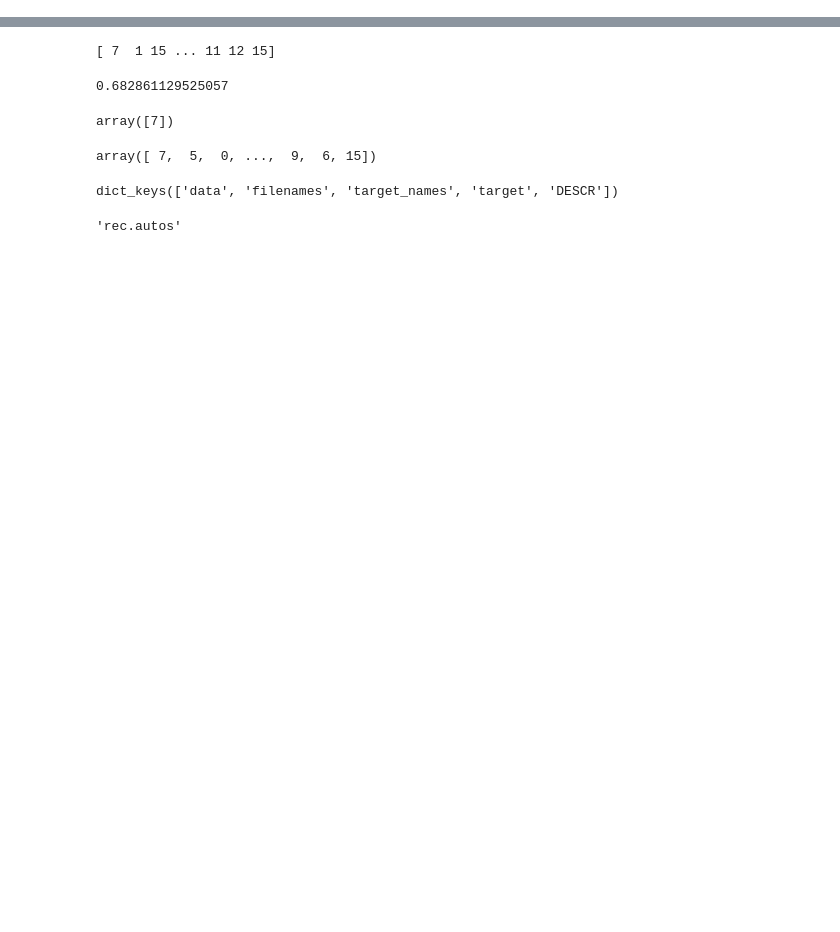
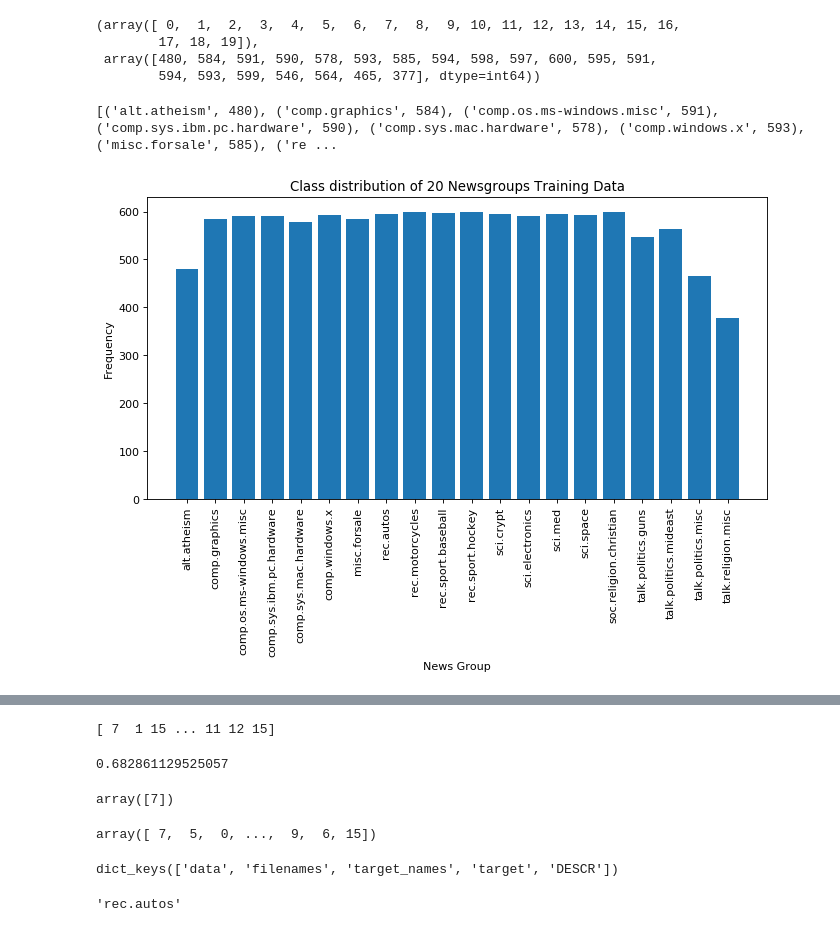
Before and after one commit to BhuvaneshwaranK/sample_CI_CI_pipeline, a Jupyter notebook: notebooks/20_newsgroup_classification_MLOPS.ipynb, the cells around one changed output, grey strips where cells are left out. Drawn from its saved outputs; the diff is of its cells as text; code cells hidden in the pictures; blank space fills up the shorter version.

```diff
--- a/notebooks/20_newsgroup_classification_MLOPS.ipynb
+++ b/notebooks/20_newsgroup_classification_MLOPS.ipynb
@@ -1,2 +22,3 @@
 # %%
 from sklearn.datasets import fetch_20newsgroups
+mydata_train = fetch_20newsgroups(subset='train', shuffle=True, remove = ('headers', 'footers', 'quotes'))
@@ -3 +56,26 @@ from sklearn.datasets import fetch_20newsgroups
+# %%
+# Finding frequency of each category
+targets, frequency = np.unique(mydata_train.target, return_counts=True)
+targets, frequency
+# %% [output]
+(array([ 0,  1,  2,  3,  4,  5,  6,  7,  8,  9, 10, 11, 12, 13, 14, 15, 16,
+        17, 18, 19]),
+ array([480, 584, 591, 590, 578, 593, 585, 594, 598, 597, 600, 595, 591,
+        594, 593, 599, 546, 564, 465, 377], dtype=int64))
+# %%
+targets_str = np.array(mydata_train.target_names)
+print(list(zip(targets_str, frequency)))
+# %% [output]
+[('alt.atheism', 480), ('comp.graphics', 584), ('comp.os.ms-windows.misc', 591), ('comp.sys.ibm.pc.hardware', 590), ('comp.sys.mac.hardware', 578), ('comp.windows.x', 593), ('misc.forsale', 585), ('re ...
+# %%
+# Training data class distribution
+fig=plt.figure(figsize=(10, 5), dpi= 80)
+plt.bar(targets_str,frequency)
+plt.xticks(rotation=90)
+plt.title('Class distribution of 20 Newsgroups Training Data')
+plt.xlabel('News Group')
+plt.ylabel('Frequency')
+plt.show()
+# %% [output]
+[figure, added]
 # %%
```
Also changed, not shown: parts of 40 cells of this notebook, 2 other files.
